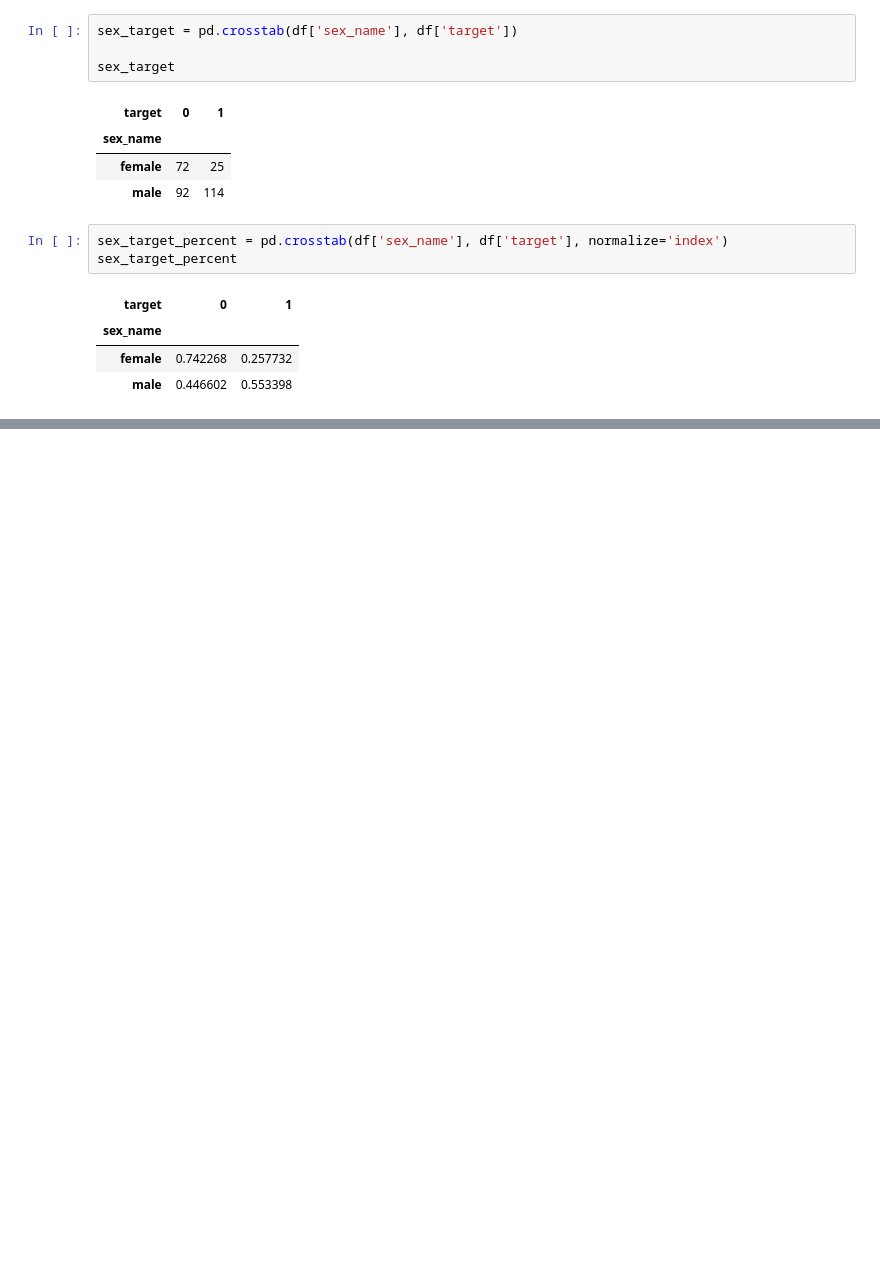
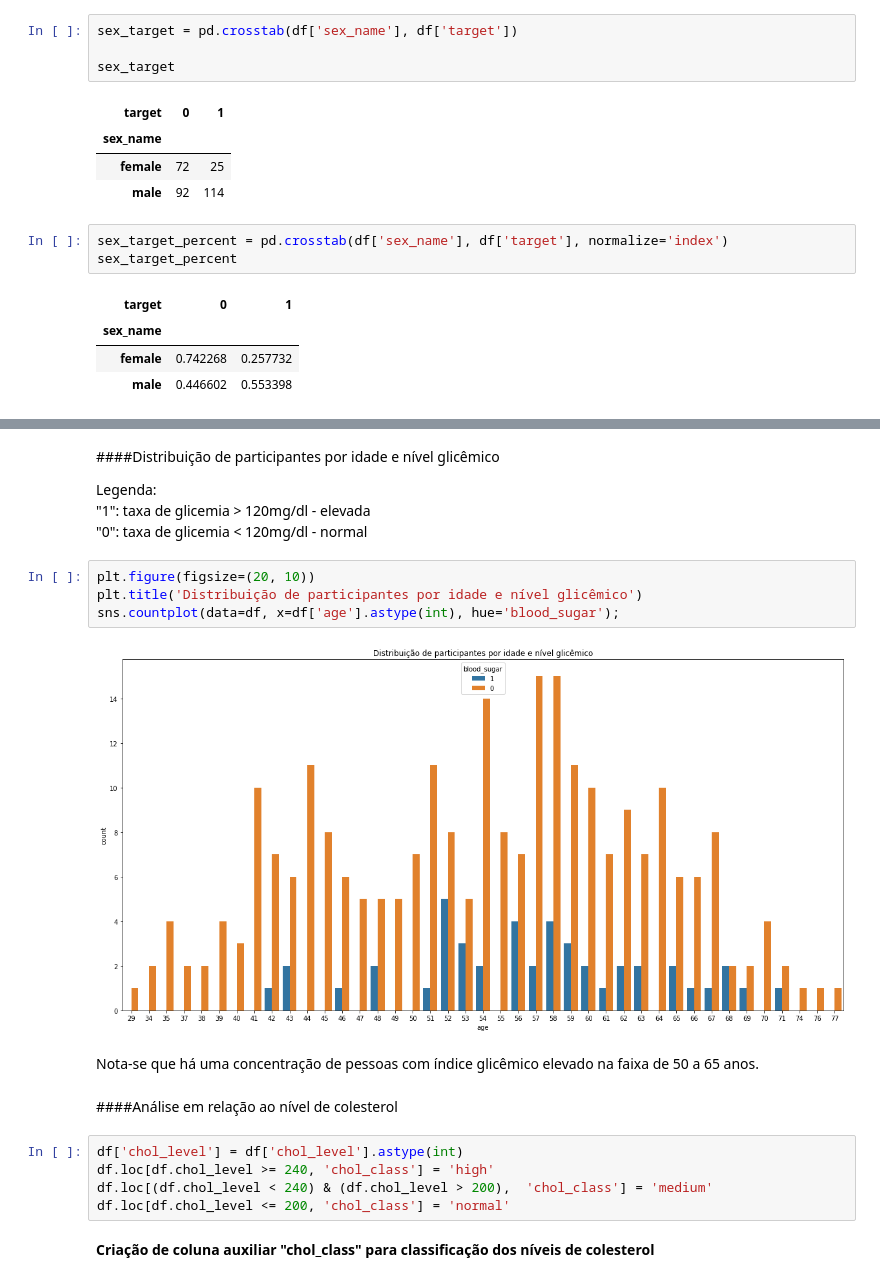
Before and after one commit to jardelMoraes/dinamica2, a Jupyter notebook: dinamica-exploratorio.ipynb, the cells around one changed output, grey strips where cells are left out. Saved outputs shown, nothing was run; the diff lists cells and outputs as text; blank space fills up the shorter version.

```diff
--- a/dinamica-exploratorio.ipynb
+++ b/dinamica-exploratorio.ipynb
@@ -204,0 +161,23 @@ age_target_percent
+# %% [markdown]
+####Distribuição de participantes por idade e nível glicêmico
+
+Legenda:
+"1": taxa de glicemia > 120mg/dl - elevada
+"0": taxa de glicemia < 120mg/dl - normal
+# %%
+plt.figure(figsize=(20, 10))
+plt.title('Distribuição de participantes por idade e nível glicêmico')
+sns.countplot(data=df, x=df['age'].astype(int), hue='blood_sugar');
+# %% [output]
+[figure, added]
+# %% [markdown]
+Nota-se que há uma concentração de pessoas com índice glicêmico elevado na faixa de 50 a 65 anos.
+# %% [markdown]
+####Análise em relação ao nível de colesterol
+# %%
+df['chol_level'] = df['chol_level'].astype(int)
+df.loc[df.chol_level >= 240, 'chol_class'] = 'high'
+df.loc[(df.chol_level < 240) & (df.chol_level > 200),  'chol_class'] = 'medium'
+df.loc[df.chol_level <= 200, 'chol_class'] = 'normal'
+# %% [markdown]
+**Criação de coluna auxiliar "chol_class" para classificação dos níveis de colesterol**
```
Also changed, not shown: parts of 37 cells of this notebook.
